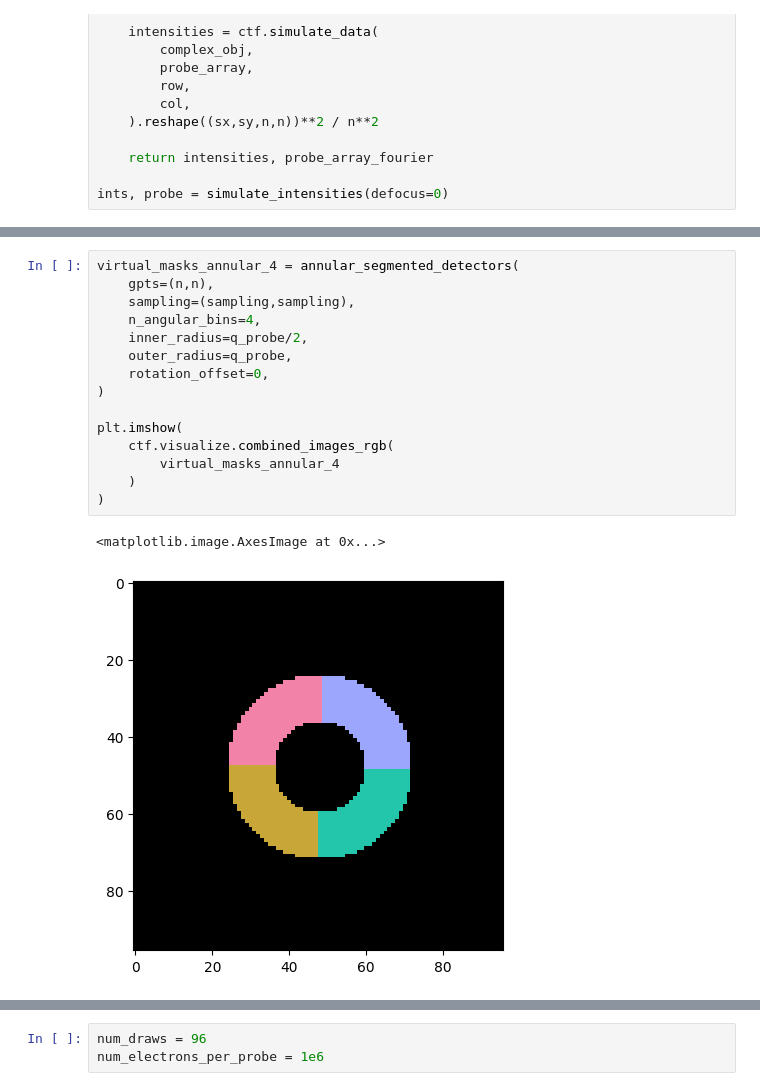
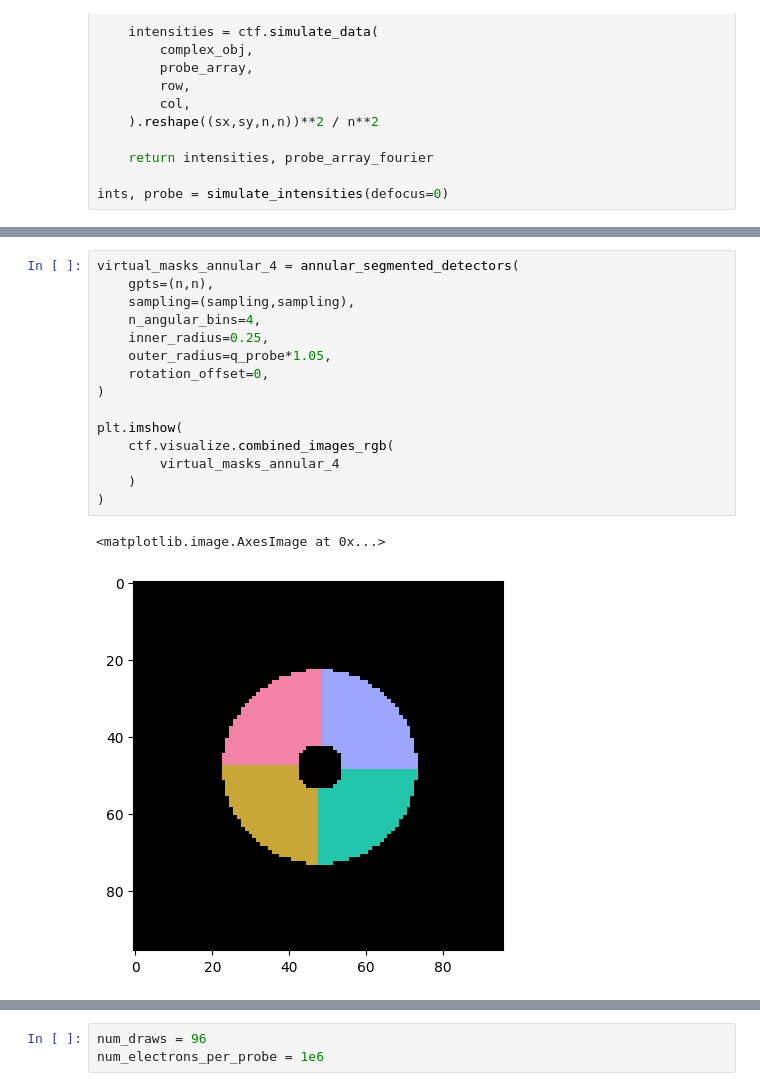
Before and after one commit to msa-em/stem-transfer-of-information, a Jupyter notebook: notebooks/icom-ssnr.ipynb, the cells around one changed output, grey strips where cells are left out. Saved outputs shown, nothing was run; the diff lists cells and outputs as text.

```diff
--- a/notebooks/icom-ssnr.ipynb
+++ b/notebooks/icom-ssnr.ipynb
@@ -207,18 +233,18 @@ def compute_finite_icom_segmented(
 # %%
 virtual_masks_annular_4 = annular_segmented_detectors(
     gpts=(n,n),
     sampling=(sampling,sampling),
     n_angular_bins=4,
-    inner_radius=q_probe/2,
-    outer_radius=q_probe,
+    inner_radius=0.25,
+    outer_radius=q_probe*1.05,
     rotation_offset=0,
 )
 
 plt.imshow(
     ctf.visualize.combined_images_rgb(
         virtual_masks_annular_4
     )
 )
 # %% [output]
 <matplotlib.image.AxesImage at 0x...>
-[figure, old version]
+[figure, new version]
```
Also changed, not shown: parts of 35 cells of this notebook.
